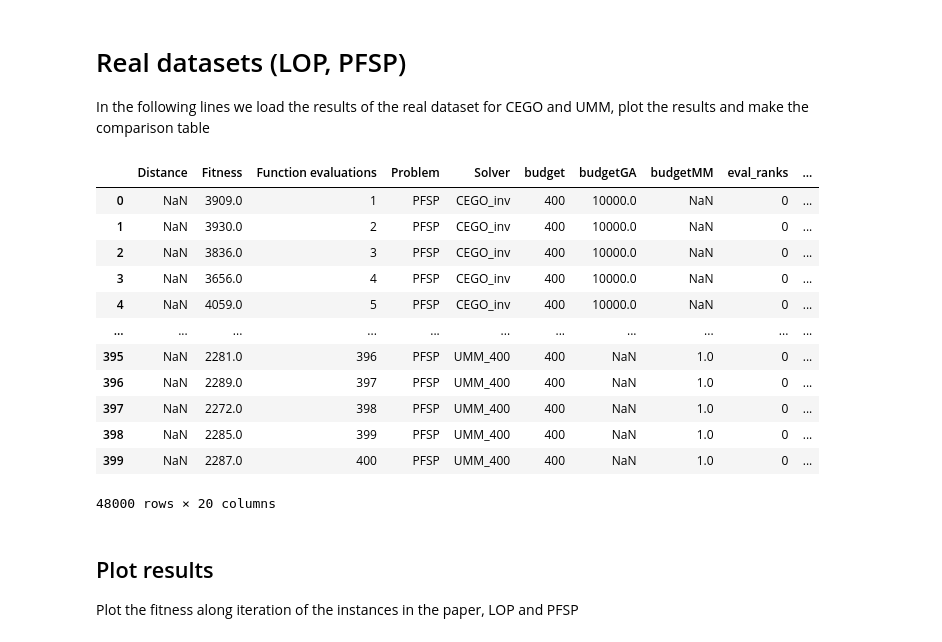
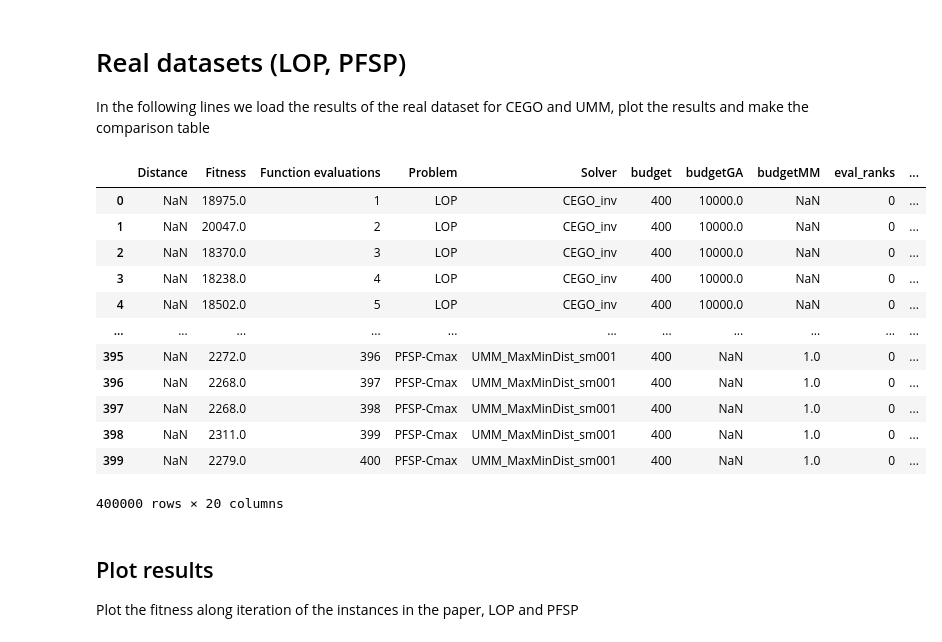
Before and after one commit to ekhiru/BB_optim, a Jupyter notebook: manuel-testing.ipynb, the cells around one changed output. Drawn from its saved outputs; the diff is of its cells as text; code cells hidden in the pictures.

```diff
--- a/manuel-testing.ipynb
+++ b/manuel-testing.ipynb
@@ -109,55 +109,64 @@ def get_opt(instpath):
   else:
       return sol.best_known_subdiagonal.iloc[0]
 
-def read_alldata(pat="./results/m400-er0/pfsp_cmax/**/*.csv.xz"):
+def read_alldata(pat="./results/m400-er0/**/*.csv.xz"):
     lis = []
     for filename in glob(pat, recursive=True):
         tmp = pd.read_csv(filename)
         tmp.instance = tmp.instance.str.replace('pfsp/','pfsp_cmax/')
-        if "umm-maxmindist" in filename or "umm" not in filename:
-            tmp['ini'] = "MaxMinDist"
-        else:
-            tmp['ini'] = "Random"
+        if "maxmindist" in filename:
+            tmp['Solver'] = tmp['Solver'] + "_MaxMinDist"
+        if "rank" in filename:
+            tmp['Solver'] = tmp['Solver'] + "_rank"
+        if "softmax" in filename:
+            tmp['Solver'] = tmp['Solver'] + "_sm01"
+        if "sm001" in filename:
+            tmp['Solver'] = tmp['Solver'] + "_sm001"
+        if "sm1" in filename:
+            tmp['Solver'] = tmp['Solver'] + "_sm1"
+        if "smlen" in filename:
+            tmp['Solver'] = tmp['Solver'] + "_smlen"
+        if "noborda" in filename:
+            tmp['Solver'] = tmp['Solver'] + "_nb"
         lis.append(tmp)
     return pd.concat(lis, sort = True)
 df = read_alldata()
 # This is only for synthetic LOPs
 #df['Uniformity'] = df.instance.str.extract(r'phi=(.+)$').astype(float)
 mask = ((df.budgetMM == 1) | (df.budgetMM.isna()))
 # These are the instances used in the paper
 sel_insts = ['lop/IO/N-t59d11xx' ,'lop/IO/N-t59b11xx' ,'lop/SGB/N-sgb75.01' ,'lop/SGB/N-sgb75.02',
              'lop/RandB/N-p40-01','lop/RandB/N-p40-02' ,'lop/RandB/N-p50-02', 'lop/RandB/N-p50-01',
              'pfsp_cmax/rec05.txt','pfsp_cmax/rec13.txt', 'pfsp_cmax/rec19.txt',  'pfsp_cmax/rec31.txt']
 df = df[(mask) & (df.instance.isin(sel_insts))]
 df.loc[(df.Solver=='CEGO')&(df.eval_ranks==1),'Solver'] = 'CEGO_orig'
 df.loc[(df.Solver=='CEGO')&(df.eval_ranks==0),'Solver'] = 'CEGO_inv'
-df.loc[(df.Solver=='UMM')&(df.eval_ranks==0)&(df.budget==400)&(df.ini=="MaxMinDist"),'Solver'] = 'UMM_400_MaxMinDist'
 df.loc[(df.Solver=='UMM')&(df.eval_ranks==1)&(df.budget==400),'Solver'] = 'UMM_no_inv'
 df.loc[(df.Solver=='UMM')&(df.eval_ranks==0)&(df.budget==400),'Solver'] = 'UMM_400'
 df.loc[(df.Solver=='UMM')&(df.eval_ranks==0)&(df.budget==200),'Solver'] = 'UMM_200'
 df.loc[(df.Solver=='UMM')&(df.eval_ranks==0)&(df.budget==100),'Solver'] = 'UMM_100'
 df = df[df.Solver != 'UMM_no_inv'] # Skip it
 #print(df.apply(lambda col: ', '.join(map(str, col.unique()))))
 #print(df.groupby(['Solver', 'instance',"eval_ranks","budget","Function evaluations"])['seed'].sum())
 #print(df.groupby(['Solver', 'instance',"eval_ranks","budget","Function evaluations"])['seed'].nunique())
 # Checks that make sure we have the correct number of runs
 assert((df.groupby(['Solver', 'instance',"eval_ranks","budget","Function evaluations"])['seed'].sum() == np.arange(1, 10 + 1).sum()).all())
 assert((df.groupby(['Solver', 'instance',"eval_ranks","budget","Function evaluations"])['seed'].nunique() == 10).all())
 df
 # %% [output]
 |  | Distance | Fitness | Function evaluations | Problem | Solver | budget | budgetGA | budgetMM | eval_ranks | ... |
-| 0 | NaN | 3909.0 | 1 | PFSP | CEGO_inv | 400 | 10000.0 | NaN | 0 | ... |
-| 1 | NaN | 3930.0 | 2 | PFSP | CEGO_inv | 400 | 10000.0 | NaN | 0 | ... |
-| 2 | NaN | 3836.0 | 3 | PFSP | CEGO_inv | 400 | 10000.0 | NaN | 0 | ... |
-| 3 | NaN | 3656.0 | 4 | PFSP | CEGO_inv | 400 | 10000.0 | NaN | 0 | ... |
-| 4 | NaN | 4059.0 | 5 | PFSP | CEGO_inv | 400 | 10000.0 | NaN | 0 | ... |
+| 0 | NaN | 18975.0 | 1 | LOP | CEGO_inv | 400 | 10000.0 | NaN | 0 | ... |
+| 1 | NaN | 20047.0 | 2 | LOP | CEGO_inv | 400 | 10000.0 | NaN | 0 | ... |
+| 2 | NaN | 18370.0 | 3 | LOP | CEGO_inv | 400 | 10000.0 | NaN | 0 | ... |
+| 3 | NaN | 18238.0 | 4 | LOP | CEGO_inv | 400 | 10000.0 | NaN | 0 | ... |
+| 4 | NaN | 18502.0 | 5 | LOP | CEGO_inv | 400 | 10000.0 | NaN | 0 | ... |
 | ... | ... | ... | ... | ... | ... | ... | ... | ... | ... | ... |
-| 395 | NaN | 2281.0 | 396 | PFSP | UMM_400 | 400 | NaN | 1.0 | 0 | ... |
-| 396 | NaN | 2289.0 | 397 | PFSP | UMM_400 | 400 | NaN | 1.0 | 0 | ... |
-| 397 | NaN | 2272.0 | 398 | PFSP | UMM_400 | 400 | NaN | 1.0 | 0 | ... |
-| 398 | NaN | 2285.0 | 399 | PFSP | UMM_400 | 400 | NaN | 1.0 | 0 | ... |
-| 399 | NaN | 2287.0 | 400 | PFSP | UMM_400 | 400 | NaN | 1.0 | 0 | ... |
+| 395 | NaN | 2272.0 | 396 | PFSP-Cmax | UMM_MaxMinDist_sm001 | 400 | NaN | 1.0 | 0 | ... |
+| 396 | NaN | 2268.0 | 397 | PFSP-Cmax | UMM_MaxMinDist_sm001 | 400 | NaN | 1.0 | 0 | ... |
+| 397 | NaN | 2268.0 | 398 | PFSP-Cmax | UMM_MaxMinDist_sm001 | 400 | NaN | 1.0 | 0 | ... |
+| 398 | NaN | 2311.0 | 399 | PFSP-Cmax | UMM_MaxMinDist_sm001 | 400 | NaN | 1.0 | 0 | ... |
+| 399 | NaN | 2279.0 | 400 | PFSP-Cmax | UMM_MaxMinDist_sm001 | 400 | NaN | 1.0 | 0 | ... |
-48000 rows × 20 columns
+400000 rows × 20 columns
 # %% [markdown]
 ## Plot results
 Plot the fitness along iteration of the instances in the paper, LOP and PFSP
```
Also changed, not shown: parts of 3 cells of this notebook.
